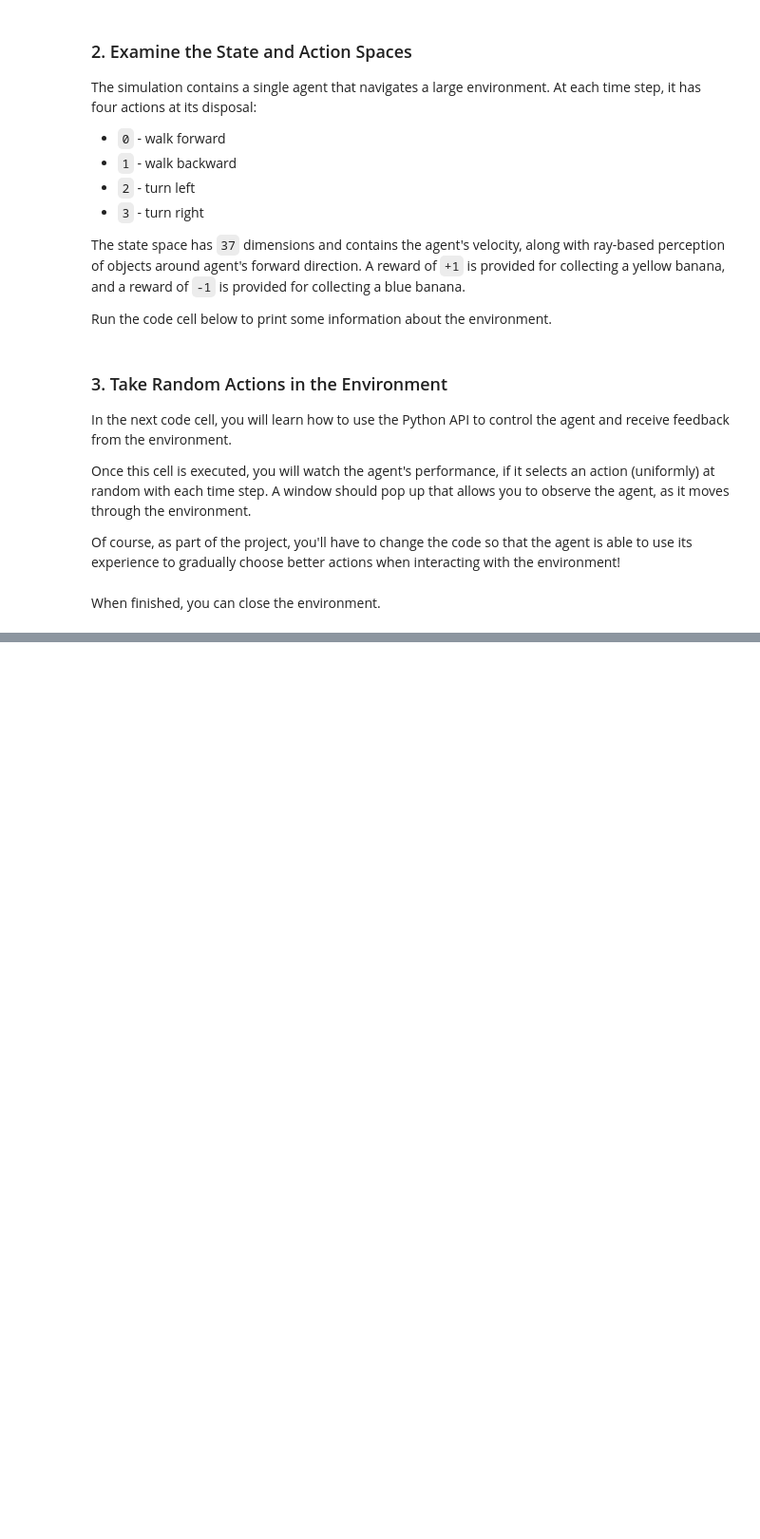
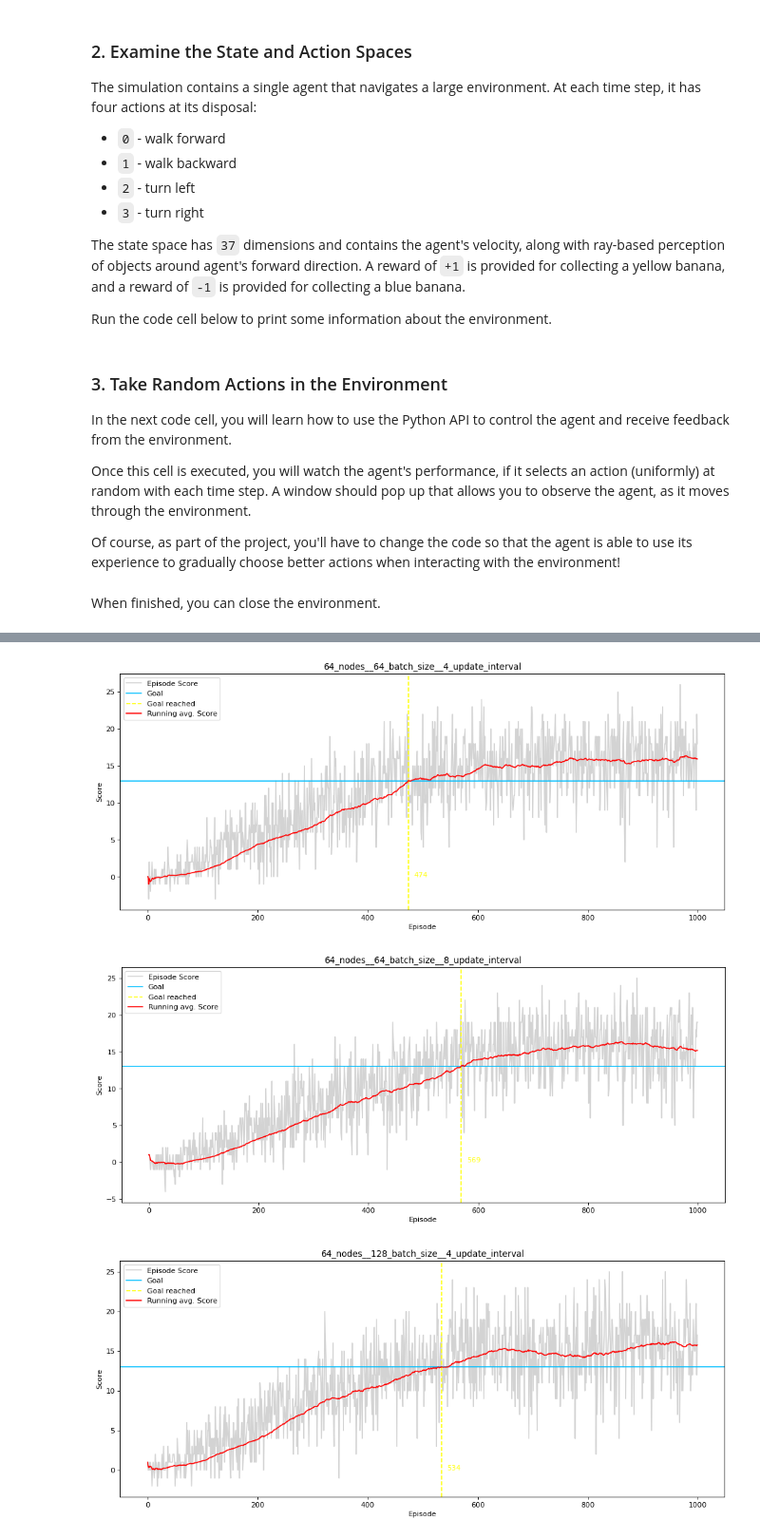
Before and after one commit to tkober/drlnd-project-1, a Jupyter notebook: Navigation.ipynb, the cells around one changed output, grey strips where cells are left out. Shown at 95% size. Cells and saved outputs as stored; diff of their text form; code cells hidden in the pictures; blank space fills up the shorter version.

Commit message:
Tried varying the hyperparameters

```diff
--- a/Navigation.ipynb
+++ b/Navigation.ipynb
@@ -192,0 +208,28 @@ env.close()
+# %%
+layer_sizes = [64, 128]
+batch_sizes = [64, 128, 256]
+update_intervals = [4, 8]
+
+training_results = []
+
+for layer_size in layer_sizes:
+    for batch_size in batch_sizes:
+        for update_interval in update_intervals:
+            model_name = f'{layer_size}_nodes__{batch_size}_batch_size__{update_interval}_update_interval'
+            print(f'{model_name}...')
+
+            # Update Hyperparameters
+            network_params.fc1_size = layer_size
+            network_params.fc2_size = layer_size
+            learning_params.batch_size = batch_size
+            learning_params.update_interval = update_interval
+
+            # Build Agent
+            agent = Agent(learning_parameters=learning_params, network_parameters=network_params)
+
+            # Train Agent
+            episode_scores, running_avg_score = train_agent(agent, env, learning_params, log=False)
+            training_results.append(((layer_size, batch_size, update_interval), (model_name, episode_scores, running_avg_score)))
+
+            # Save Agent
+            save_agent(agent, f'./saved_models/{model_name}.pth')
@@ -192,0 +249,8 @@ env.close()
+# %%
+for parameters, result in training_results:
+    name, episode_scores, running_avg_score = result
+    plot_agent_learning(name, episode_scores, running_avg_score, goal_score)
+# %% [output]
+[figure, added]
+[figure, added]
+[figure, added]
```
Also changed, not shown: parts of 13 cells of this notebook, 19 other files.
